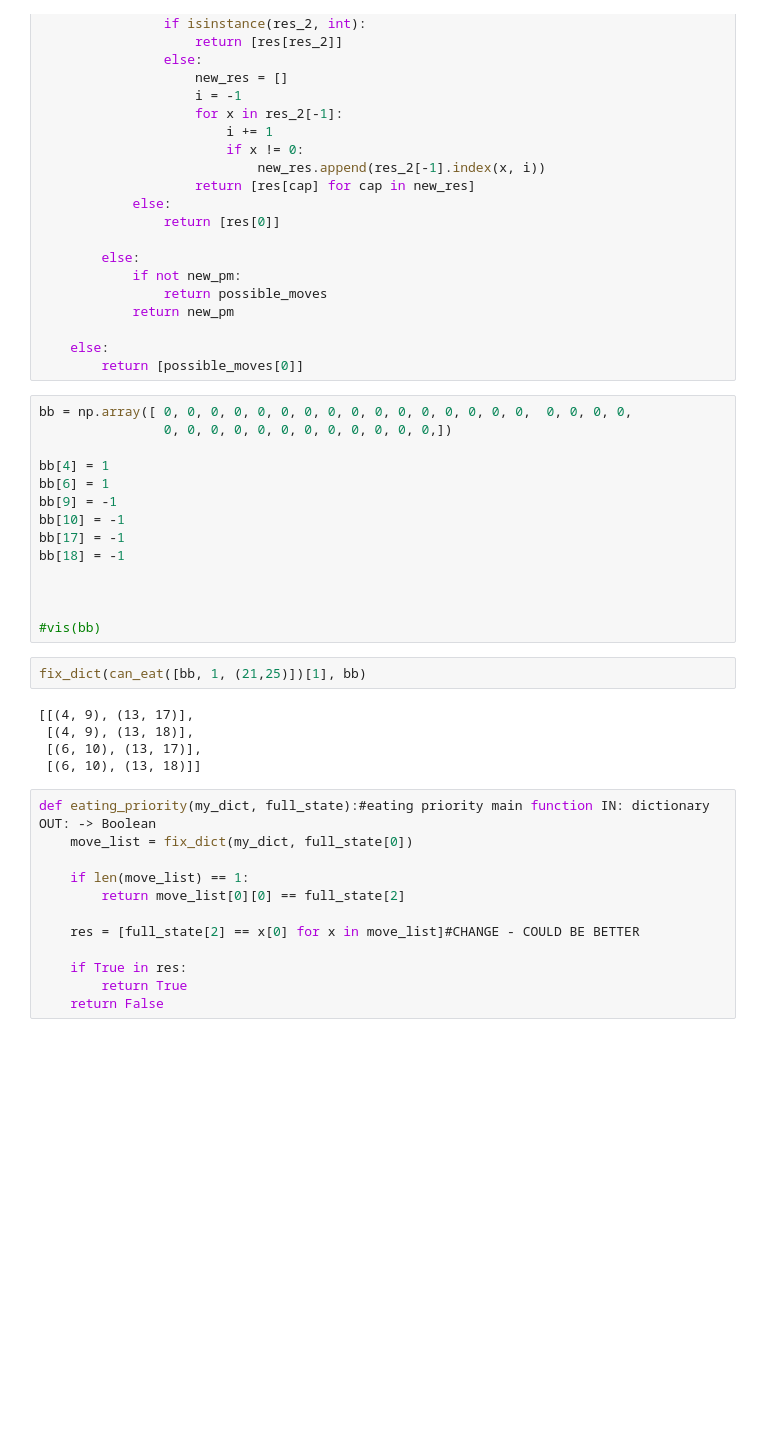
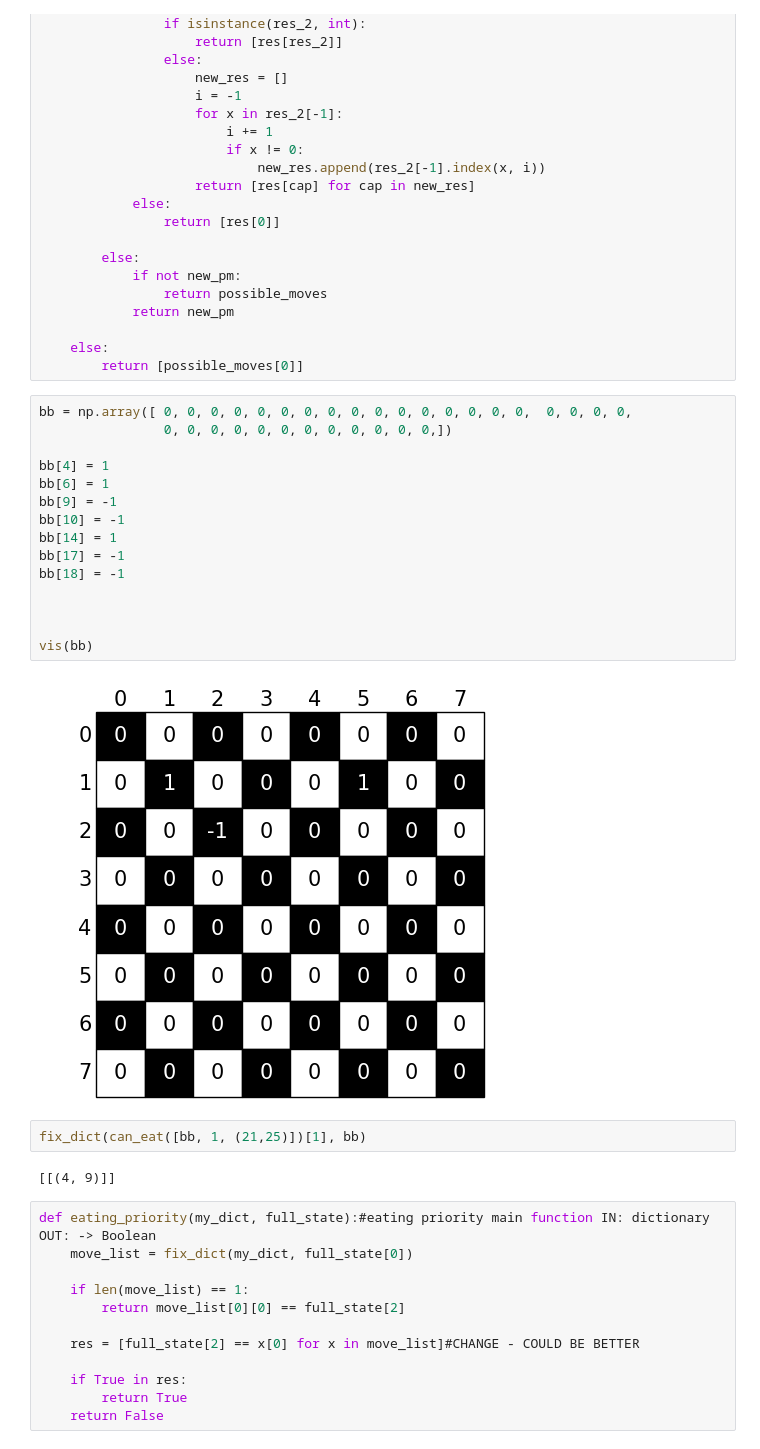
Before and after one commit to federicoschiaffino/Eldo, a Jupyter notebook: Eldo/Eldo_Dama_Italiana.ipynb, the cells around one changed output. Saved outputs shown, nothing was run; the diff lists cells and outputs as text; blank space fills up the shorter version.

```diff
--- a/Eldo/Eldo_Dama_Italiana.ipynb
+++ b/Eldo/Eldo_Dama_Italiana.ipynb
@@ -1506,24 +1506,24 @@ def fix_dict(moves_dict, board):#returns list of list of priority capture(s)
 # %%
 bb = np.array([ 0, 0, 0, 0, 0, 0, 0, 0, 0, 0, 0, 0, 0, 0, 0, 0,  0, 0, 0, 0,
                 0, 0, 0, 0, 0, 0, 0, 0, 0, 0, 0, 0,])
 
 bb[4] = 1
 bb[6] = 1
 bb[9] = -1
 bb[10] = -1
+bb[14] = 1
 bb[17] = -1
 bb[18] = -1
 
 
 
-#vis(bb)
+vis(bb)
+# %% [output]
+[figure, added]
 # %%
 fix_dict(can_eat([bb, 1, (21,25)])[1], bb)
 # %% [output]
-[[(4, 9), (13, 17)],
- [(4, 9), (13, 18)],
- [(6, 10), (13, 17)],
- [(6, 10), (13, 18)]]
+[[(4, 9)]]
 # %%
 def eating_priority(my_dict, full_state):#eating priority main function IN: dictionary OUT: -> Boolean
     move_list = fix_dict(my_dict, full_state[0])
```
Also changed, not shown: parts of 3 cells of this notebook, 2 other files.
